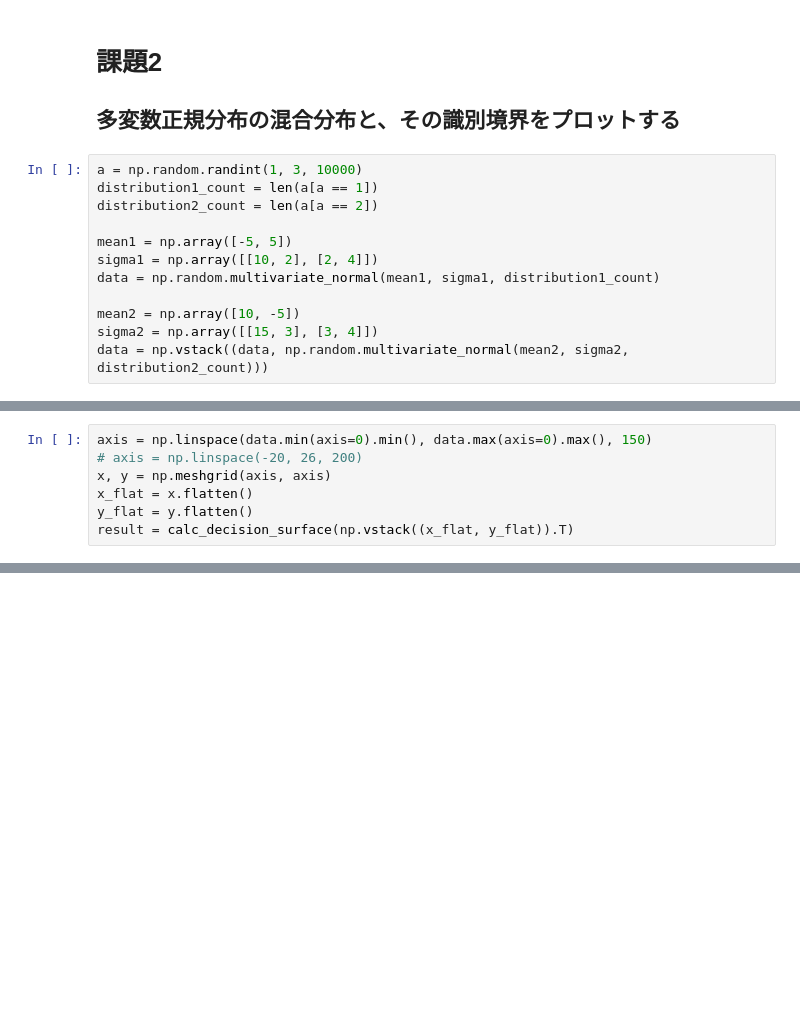
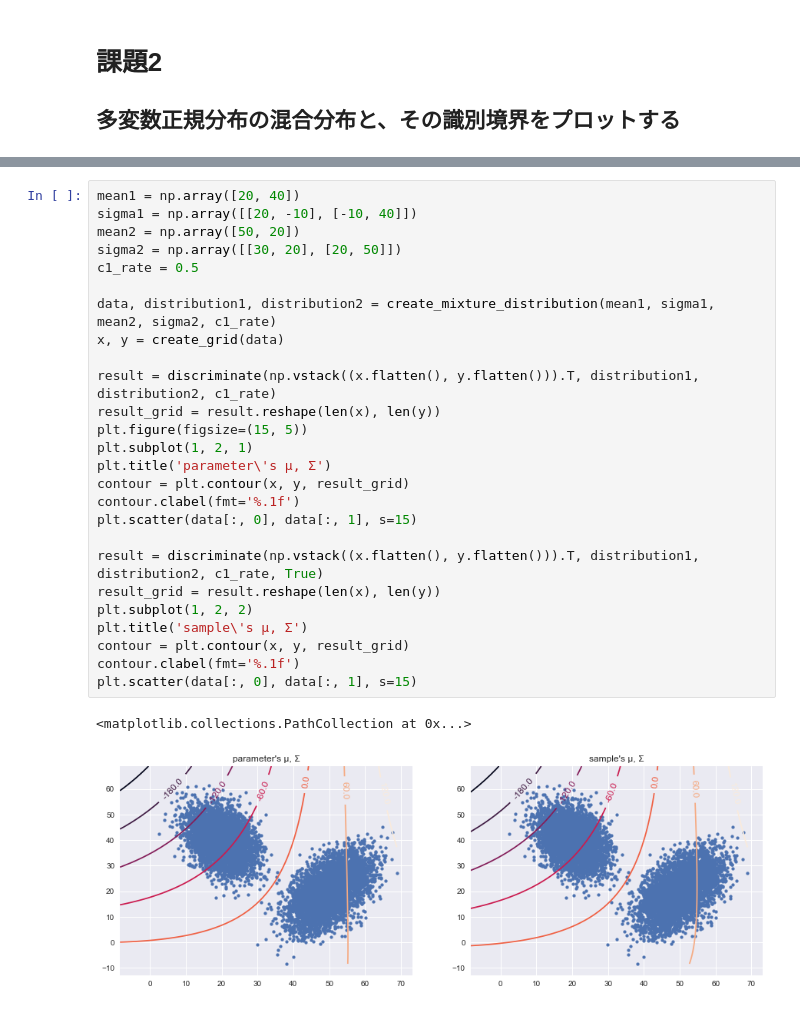
Before and after one commit to fukakeng/MlProgrammingStudy, a Jupyter notebook: hazipata/11_29_homework.ipynb, the cells around one changed output, grey strips where cells are left out. Cells and saved outputs as stored; diff of their text form; blank space fills up the shorter version.

```diff
--- a/hazipata/11_29_homework.ipynb
+++ b/hazipata/11_29_homework.ipynb
@@ -145,15 +145,3 @@ standardization(sample's μ, Σ)
 # %% [markdown]
 # 課題2
 ## 多変数正規分布の混合分布と、その識別境界をプロットする
-# %%
-a = np.random.randint(1, 3, 10000)
-distribution1_count = len(a[a == 1])
-distribution2_count = len(a[a == 2])
-
-mean1 = np.array([-5, 5])
-sigma1 = np.array([[10, 2], [2, 4]])
-data = np.random.multivariate_normal(mean1, sigma1, distribution1_count)
-
-mean2 = np.array([10, -5])
-sigma2 = np.array([[15, 3], [3, 4]])
-data = np.vstack((data, np.random.multivariate_normal(mean2, sigma2, distribution2_count)))
@@ -185,7 +147,0 @@ def calc_decision_surface(data):
-# %%
-axis = np.linspace(data.min(axis=0).min(), data.max(axis=0).max(), 150)
-# axis = np.linspace(-20, 26, 200)
-x, y = np.meshgrid(axis, axis)
-x_flat = x.flatten()
-y_flat = y.flatten()
-result = calc_decision_surface(np.vstack((x_flat, y_flat)).T)
@@ -203,0 +192,29 @@ plt.scatter(x_flat[index], y_flat[index], s=15)
+# %%
+mean1 = np.array([20, 40])
+sigma1 = np.array([[20, -10], [-10, 40]])
+mean2 = np.array([50, 20])
+sigma2 = np.array([[30, 20], [20, 50]])
+c1_rate = 0.5
+
+data, distribution1, distribution2 = create_mixture_distribution(mean1, sigma1, mean2, sigma2, c1_rate)
+x, y = create_grid(data)
+
+result = discriminate(np.vstack((x.flatten(), y.flatten())).T, distribution1, distribution2, c1_rate)
+result_grid = result.reshape(len(x), len(y))
+plt.figure(figsize=(15, 5))
+plt.subplot(1, 2, 1)
+plt.title('parameter\'s μ, Σ')
+contour = plt.contour(x, y, result_grid)
+contour.clabel(fmt='%.1f')
+plt.scatter(data[:, 0], data[:, 1], s=15)
+
+result = discriminate(np.vstack((x.flatten(), y.flatten())).T, distribution1, distribution2, c1_rate, True)
+result_grid = result.reshape(len(x), len(y))
+plt.subplot(1, 2, 2)
+plt.title('sample\'s μ, Σ')
+contour = plt.contour(x, y, result_grid)
+contour.clabel(fmt='%.1f')
+plt.scatter(data[:, 0], data[:, 1], s=15)
+# %% [output]
+<matplotlib.collections.PathCollection at 0x...>
+[figure, added]
```
Also changed, not shown: parts of 8 cells of this notebook.
